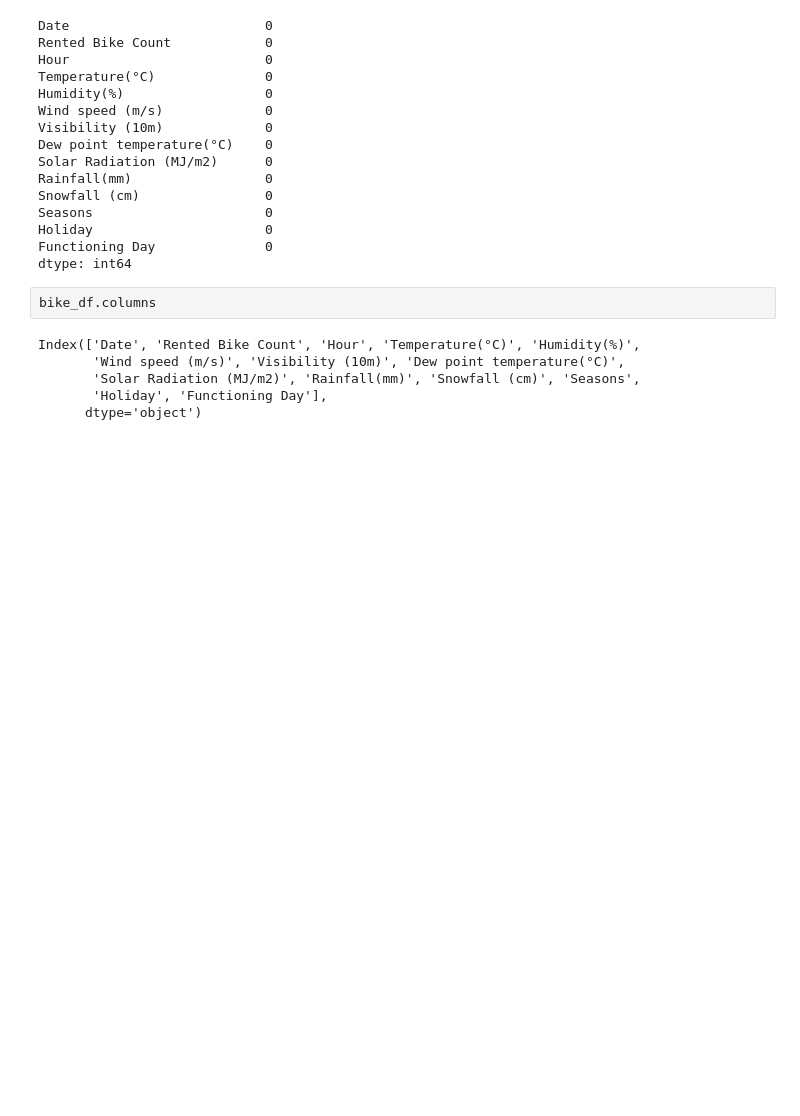
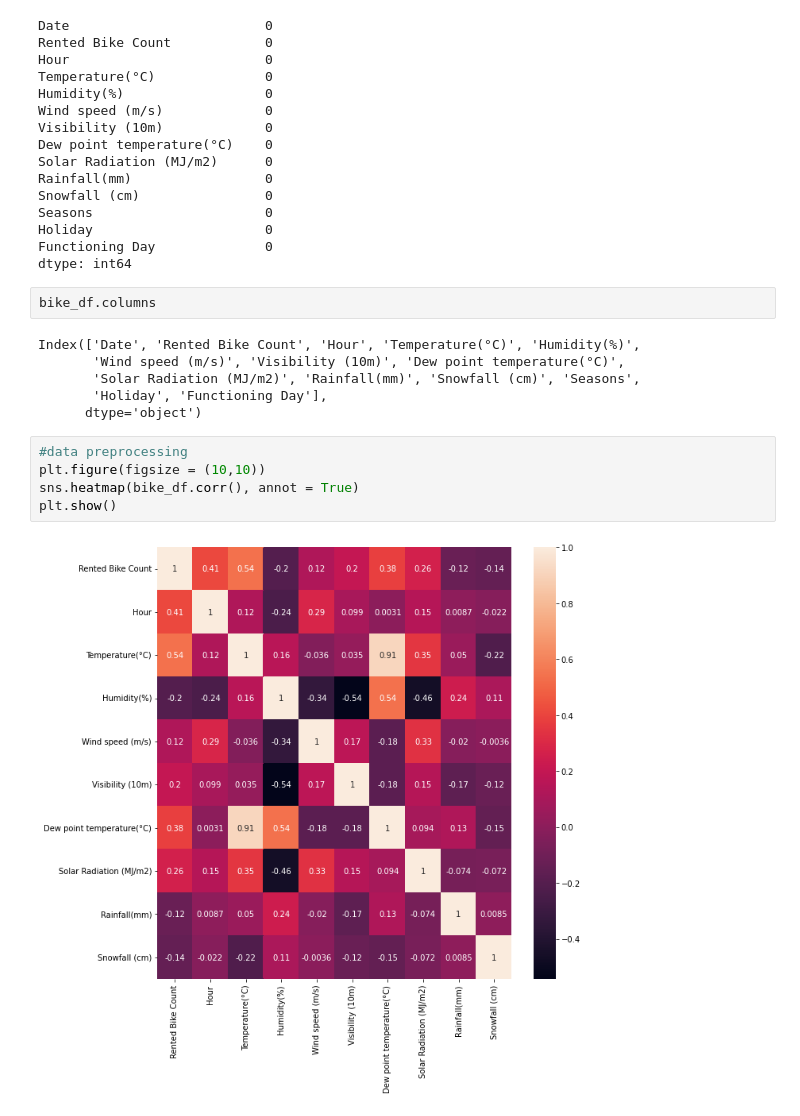
Before and after one commit to Sahilpardeshi1/Hotel_booking_EDA, a Jupyter notebook: Copy_of_Bike_Sharing_Demand_Prediction_Capstone_Project_by_sahil_pardeshi.ipynb, the cells around one changed output. Cells and saved outputs as stored; diff of their text form; blank space fills up the shorter version.

```diff
--- a/Copy_of_Bike_Sharing_Demand_Prediction_Capstone_Project_by_sahil_pardeshi.ipynb
+++ b/Copy_of_Bike_Sharing_Demand_Prediction_Capstone_Project_by_sahil_pardeshi.ipynb
@@ -164,3 +164,10 @@ Index(['Date', 'Rented Bike Count', 'Hour', 'Temperature(°C)', 'Humidity(%)',
        'Solar Radiation (MJ/m2)', 'Rainfall(mm)', 'Snowfall (cm)', 'Seasons',
        'Holiday', 'Functioning Day'],
       dtype='object')
+# %%
+#data preprocessing
+plt.figure(figsize = (10,10))
+sns.heatmap(bike_df.corr(), annot = True)
+plt.show()
+# %% [output]
+[figure, added]
```
Also changed, not shown: parts of 2 cells of this notebook.
